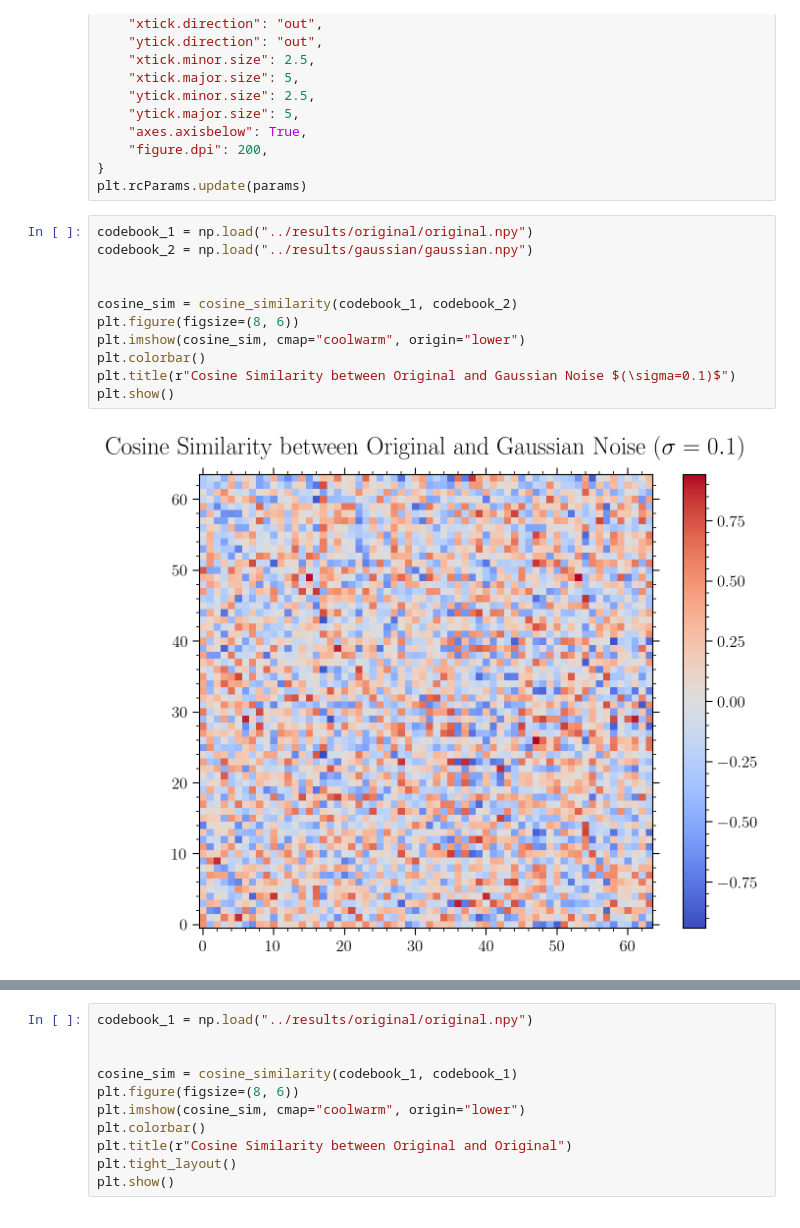
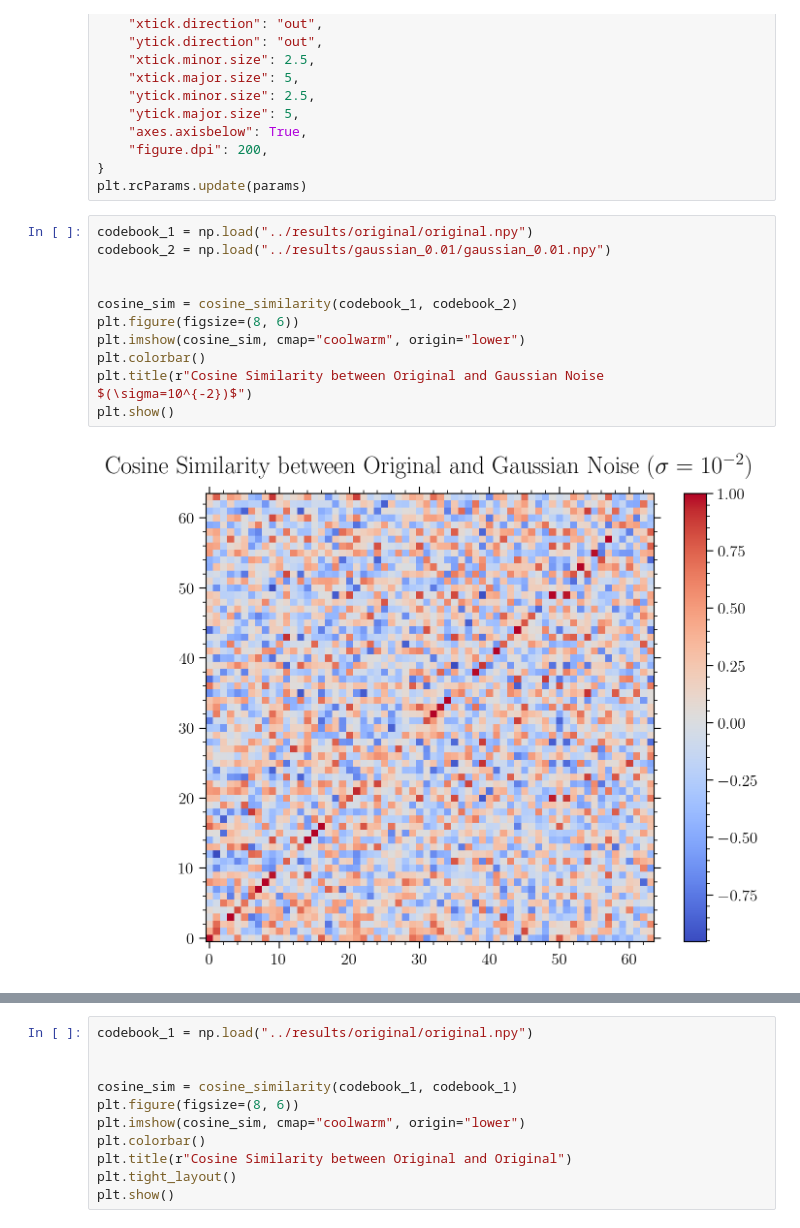
Before and after one commit to ravioli1369/vqvae, a Jupyter notebook: vqvae/cosine_similarity.ipynb, the cells around one changed output, grey strips where cells are left out. Drawn from its saved outputs; the diff is of its cells as text.

```diff
--- a/vqvae/cosine_similarity.ipynb
+++ b/vqvae/cosine_similarity.ipynb
@@ -33,14 +33,14 @@ params = {
 plt.rcParams.update(params)
 # %%
 codebook_1 = np.load("../results/original/original.npy")
-codebook_2 = np.load("../results/gaussian/gaussian.npy")
+codebook_2 = np.load("../results/gaussian_0.01/gaussian_0.01.npy")
 
 
 cosine_sim = cosine_similarity(codebook_1, codebook_2)
 plt.figure(figsize=(8, 6))
 plt.imshow(cosine_sim, cmap="coolwarm", origin="lower")
 plt.colorbar()
-plt.title(r"Cosine Similarity between Original and Gaussian Noise $(\sigma=0.1)$")
+plt.title(r"Cosine Similarity between Original and Gaussian Noise $(\sigma=10^{-2})$")
 plt.show()
 # %% [output]
-[figure, old version]
+[figure, new version]
```
Also changed, not shown: parts of 6 cells of this notebook, 18 other files.
